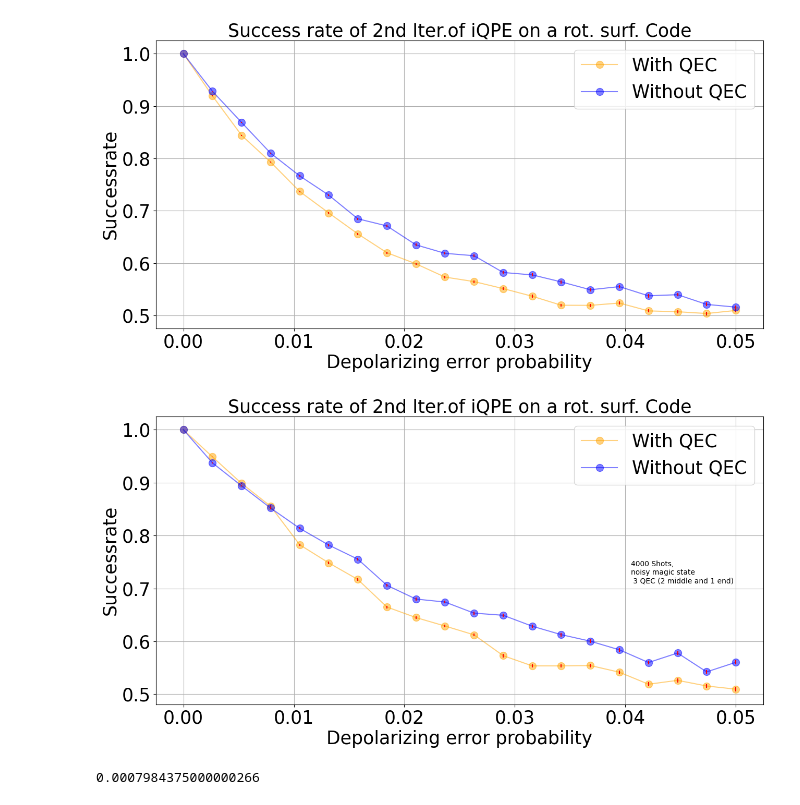
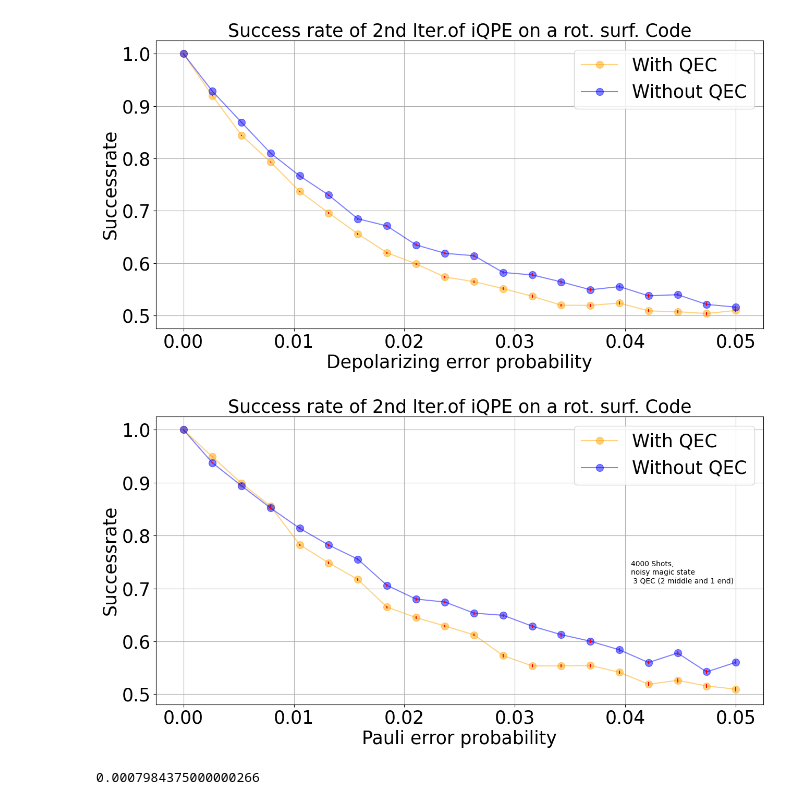
Before and after one commit to RicemanBoy/qc_researchproject, a Jupyter notebook: Alle Plots/plotting.ipynb, the cells around one changed output. Drawn from its saved outputs; the diff is of its cells as text; code cells hidden in the pictures.

```diff
--- a/Alle Plots/plotting.ipynb
+++ b/Alle Plots/plotting.ipynb
@@ -167,32 +167,32 @@ plt.show()
 # %%
 data = np.loadtxt("txt/iQPE_2nd_step_3000shots_ideal_magic_states_pauli_xz.txt", delimiter=",")
 
 shots = 3000
 x = data[0,:]
 y = data[1,:]
 y_no_QEC = data[2,:]
 QEC_error = [np.sqrt((i-i**2)/shots) for i in x]
 
 fig, ax = plt.subplots(figsize=(13,7))
 
 ax = plt.plot(x,y,label = "With QEC", color="orange", marker = ".",markersize = 20, alpha = 0.5)
 ax = plt.errorbar(x, y, yerr=QEC_error, ecolor="red", linestyle="")
 
 ax = plt.plot(x,y_no_QEC, label = "Without QEC", color="blue", marker = ".", markersize = 20, alpha = 0.5)
 ax = plt.errorbar(x, y_no_QEC, yerr=QEC_error, ecolor="red", linestyle="")
 
 plt.title("Success rate of 2nd Iter.of iQPE on a rot. surf. Code", fontsize=25)
-plt.xlabel("Depolarizing error probability", fontsize=25)
+plt.xlabel("Pauli error probability", fontsize=25)
 plt.ylabel("Successrate", fontsize=25)
 plt.text(0.0405,0.71,"4000 Shots,\nnoisy magic state \n 3 QEC (2 middle and 1 end)")
 plt.xticks(fontsize=25)
 plt.yticks(fontsize=25)
 plt.grid()
 plt.legend(fontsize=25, loc = "upper right")
 plt.tight_layout()
 plt.savefig("Figures/iQPE_2nd_better.png", dpi = 300)
 # %% [output]
-[figure, old version]
+[figure, new version]
 # %%
 def mean(x: list, y: list):                 #bildet den Mittelwert unter den Shots einer Messung
     m = 0
```
Also changed, not shown: 2 other files.
